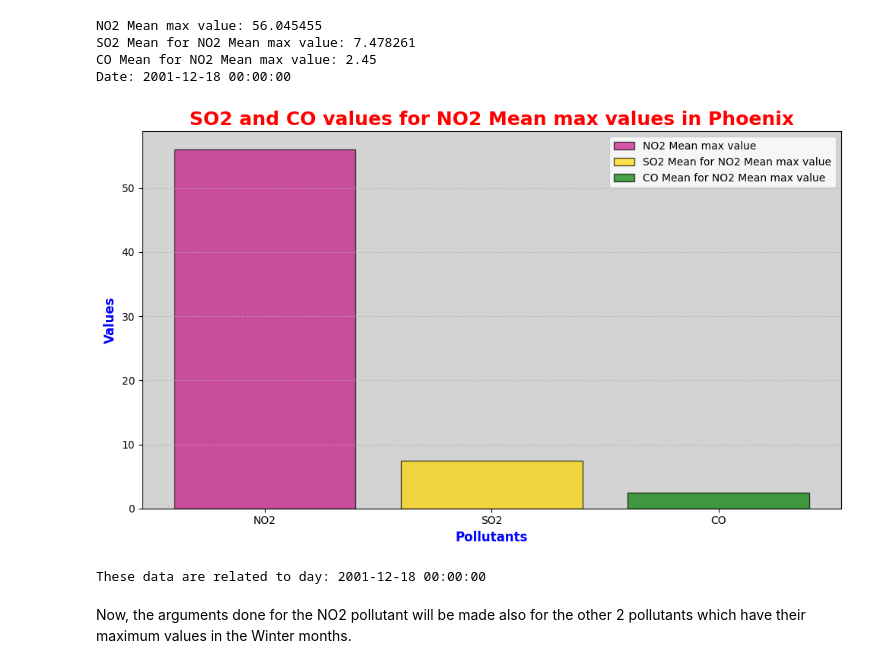
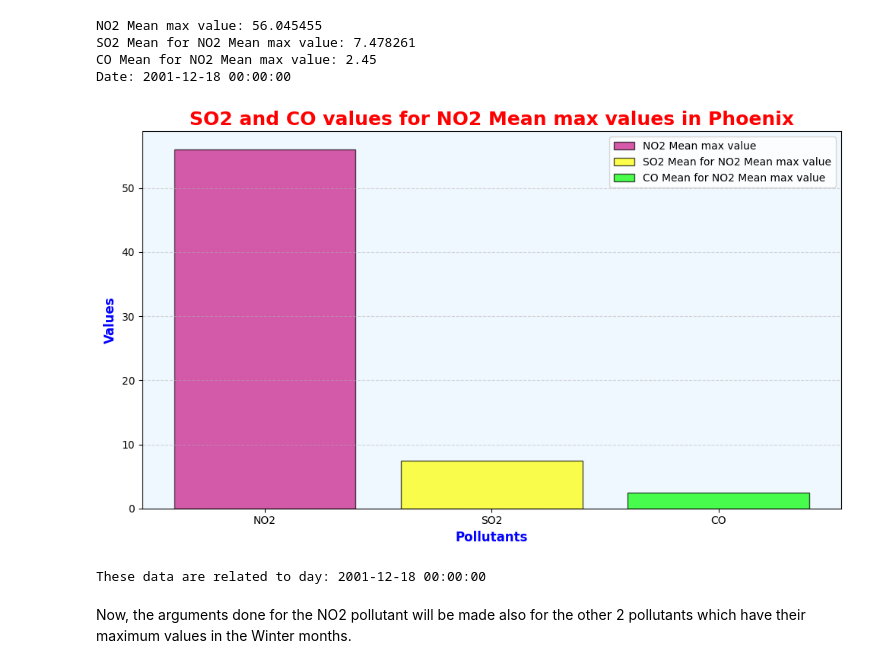
Before and after one commit to letizialanza01/Project_US_Pollution, a Jupyter notebook: Project_US_Pollution.ipynb, the cells around one changed output. Saved outputs shown, nothing was run; the diff lists cells and outputs as text; code cells hidden in the pictures.

```diff
--- a/Project_US_Pollution.ipynb
+++ b/Project_US_Pollution.ipynb
@@ -698,23 +704,23 @@ Date: 2001-12-18 00:00:00
 # %%
 plt.figure(figsize = (10, 6))
 plt.bar('NO2', pollution_phoenix['NO2 Mean'].max(), color = '#C71585', edgecolor = 'black', linewidth = 1, alpha = 0.7, label = 'NO2 Mean max value')
-plt.bar('SO2', max_NO2_SO2, color = 'gold', edgecolor = 'black', linewidth = 1, alpha = 0.7, label = 'SO2 Mean for NO2 Mean max value')
-plt.bar('CO', max_NO2_CO, color = 'green', edgecolor = 'black', linewidth = 1, alpha = 0.7, label = 'CO Mean for NO2 Mean max value')
+plt.bar('SO2', max_NO2_SO2, color = 'yellow', edgecolor = 'black', linewidth = 1, alpha = 0.7, label = 'SO2 Mean for NO2 Mean max value')
+plt.bar('CO', max_NO2_CO, color = '#00FF00', edgecolor = 'black', linewidth = 1, alpha = 0.7, label = 'CO Mean for NO2 Mean max value')
 plt.xlabel('Pollutants', fontsize = 12, fontweight = 'bold', color = 'blue')
 plt.ylabel('Values', fontsize = 12, fontweight = 'bold', color = 'blue')
 plt.title('SO2 and CO values for NO2 Mean max values in Phoenix', fontsize = 18, fontweight = 'bold', color = 'red')
 plt.xticks(fontsize = 10)
 plt.yticks(fontsize = 10)
 plt.grid(axis = 'y', linestyle = '--', alpha = 0.5)
-plt.gca().set_facecolor('lightgrey')
+plt.gca().set_facecolor('#F0F8FF')
 plt.legend()
 
 plt.tight_layout()
 plt.show()
 
 print('These data are related to day:', max_NO2_date)
 # %% [output]
-[figure, old version]
+[figure, new version]
 These data are related to day: 2001-12-18 00:00:00
 # %% [markdown]
 Now, the arguments done for the NO2 pollutant will be made also for the other 2 pollutants which have their maximum values in the Winter months.
```
Also changed, not shown: parts of 32 cells of this notebook.
